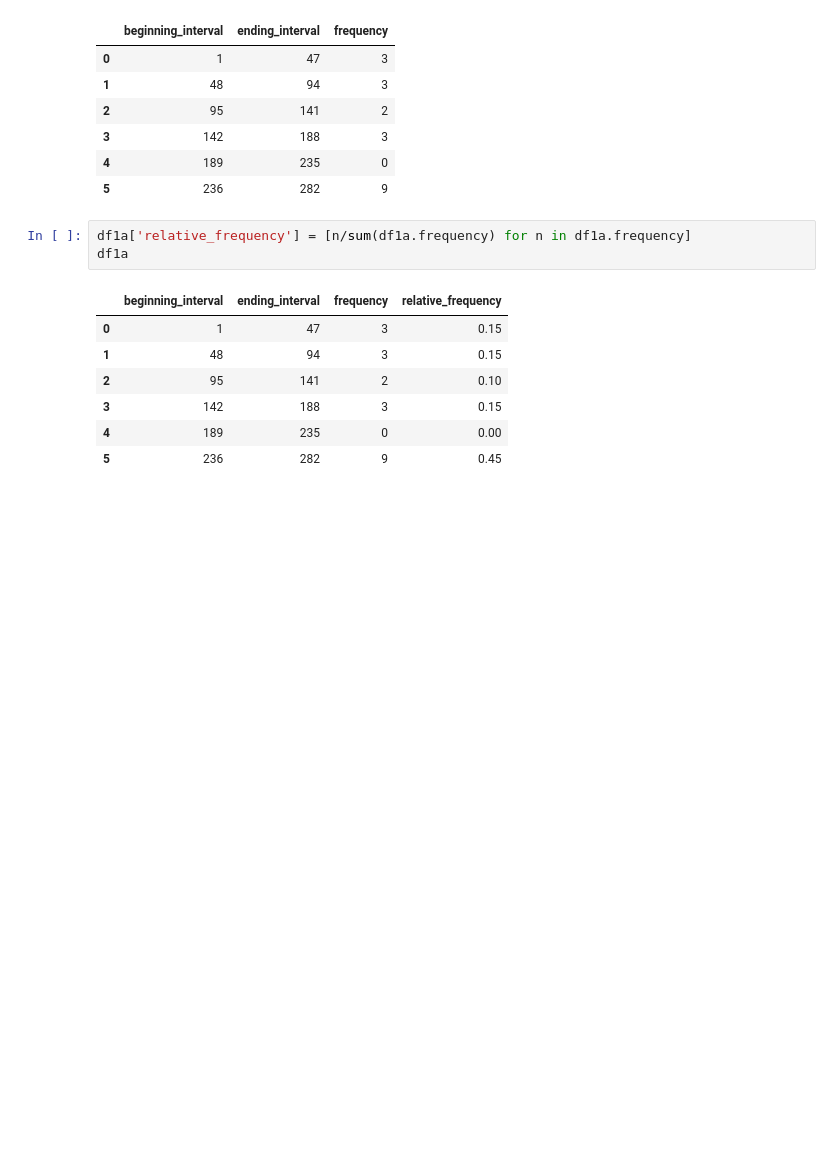
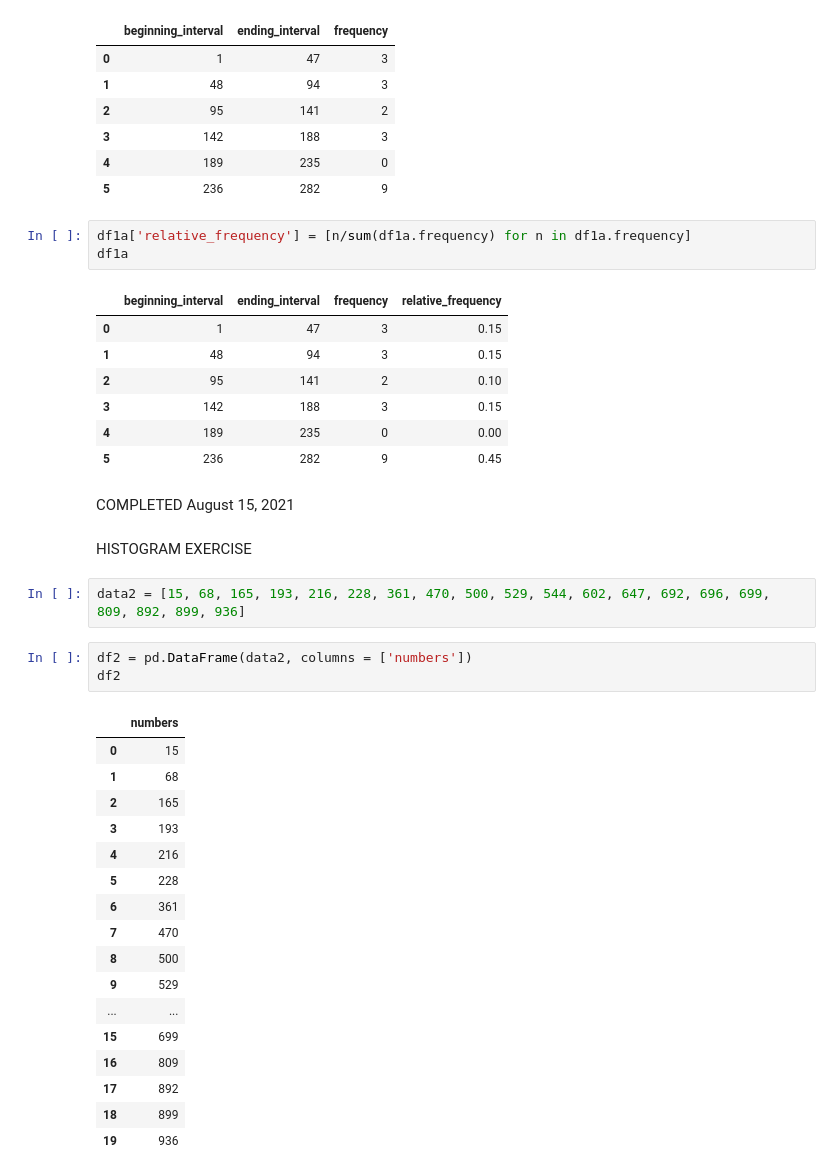
Before and after one commit to Malcolm206/UDEMY_BI_ANALYST, a Jupyter notebook: Untitled.ipynb, the cells around one changed output. Cells and saved outputs as stored; diff of their text form; blank space fills up the shorter version.

```diff
--- a/Untitled.ipynb
+++ b/Untitled.ipynb
@@ -145,3 +147,30 @@ df1a
 | 3 | 142 | 188 | 3 | 0.15 |
 | 4 | 189 | 235 | 0 | 0.00 |
 | 5 | 236 | 282 | 9 | 0.45 |
+# %% [markdown]
+COMPLETED August 15, 2021
+# %% [markdown]
+HISTOGRAM EXERCISE
+# %%
+data2 = [15, 68, 165, 193, 216, 228, 361, 470, 500, 529, 544, 602, 647, 692, 696, 699, 809, 892, 899, 936]
+# %%
+df2 = pd.DataFrame(data2, columns = ['numbers'])
+df2
+# %% [output]
+|  | numbers |
+| 0 | 15 |
+| 1 | 68 |
+| 2 | 165 |
+| 3 | 193 |
+| 4 | 216 |
+| 5 | 228 |
+| 6 | 361 |
+| 7 | 470 |
+| 8 | 500 |
+| 9 | 529 |
+| ... | ... |
+| 15 | 699 |
+| 16 | 809 |
+| 17 | 892 |
+| 18 | 899 |
+| 19 | 936 |
```
Also changed, not shown: parts of 3 cells of this notebook.
